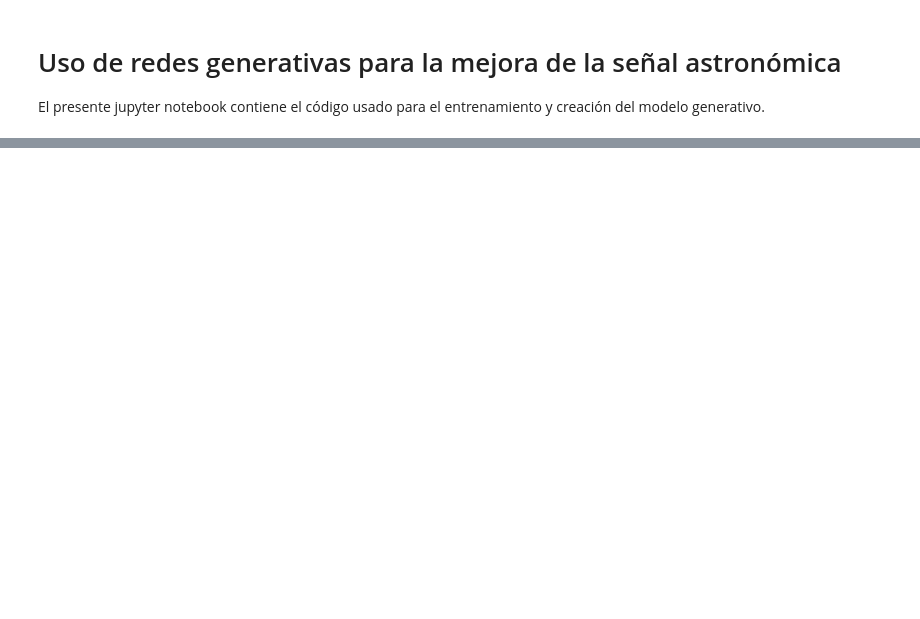
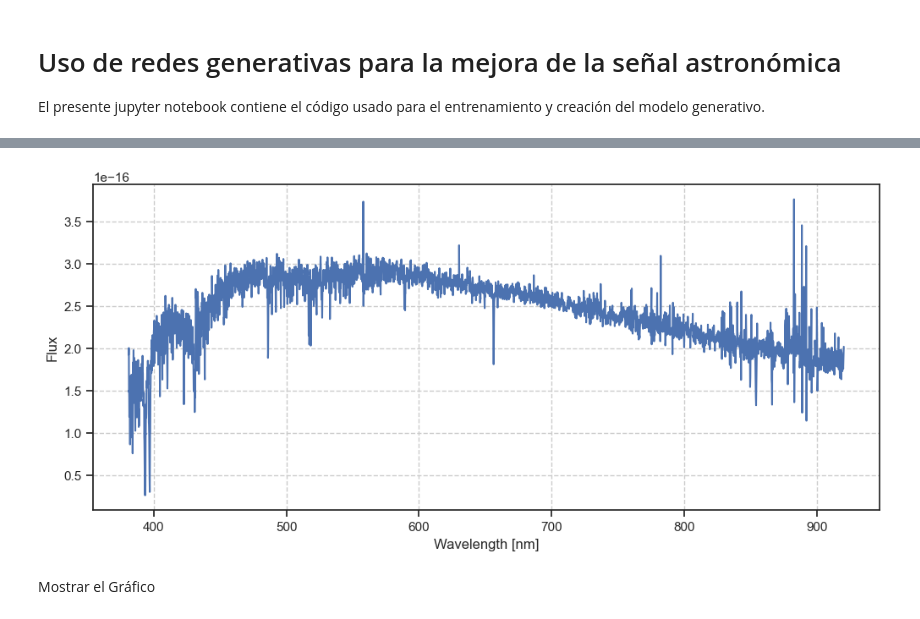
Before and after one commit to javier-cacho-master-ai/trabajo-fin-master, a Jupyter notebook: solution/main.ipynb, the cells around one changed output, grey strips where cells are left out. Saved outputs shown, nothing was run; the diff lists cells and outputs as text; code cells hidden in the pictures; blank space fills up the shorter version.

```diff
--- a/solution/main.ipynb
+++ b/solution/main.ipynb
@@ -7,16 +11,11 @@
 # %%
-import sys
-
+from pathlib import Path
 from astroquery.gaia import Gaia
 from astropy.table import Table
-from pathlib import Path
-from datetime import datetime
 
-gaia_query_path = Path("queries", "gaia_panstarrs1_random_subset.adql")
+gaia_query_path = Path("services", "queries", "gaia_sdss_random_subset.adql")
 gaia_query_template = gaia_query_path.read_text(encoding="utf-8")
-gaia_query = gaia_query_template.format(start_index=0, end_index=100)
-
-print(f"Loaded query from {gaia_query_path.name}. Executing on ESA servers...")
+gaia_query = gaia_query_template.format(start_index=0, end_index=10000)
 
 print(f"Executing Step 1: {gaia_query_path.name}...")
 gaia_query_job = Gaia.launch_job_async(gaia_query)
@@ -82,0 +195,25 @@ else:
+# %%
+import astropy.units as u
+
+spectra = SDSS.get_spectra(
+    plate=sdss_query_result["plate"][0],
+    mjd=sdss_query_result["mjd"][0],
+    fiberID=sdss_query_result["fiberID"][0],
+    data_release=13,
+)
+
+data = spectra[0][1].data
+
+
+wavelength = 0.1 * 10 ** data["loglam"]
+flux = data["flux"] * 1e-17 * u.erg / (u.cm**2 * u.s * u.AA)
+
+plt.figure(figsize=(12, 5))
+plt.plot(wavelength, flux)
+plt.xlabel("Wavelength [nm]")
+plt.ylabel("Flux")
+plt.show()
+# %% [output]
+[figure, added]
+# %% [markdown]
+ Mostrar el Gráfico
```
Also changed, not shown: parts of 11 cells of this notebook, 5 other files.
